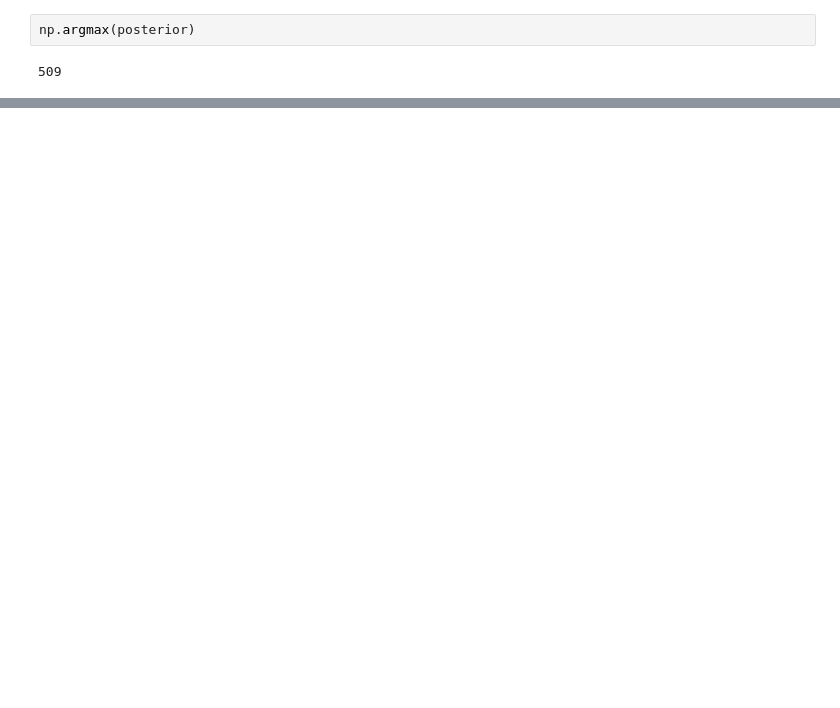
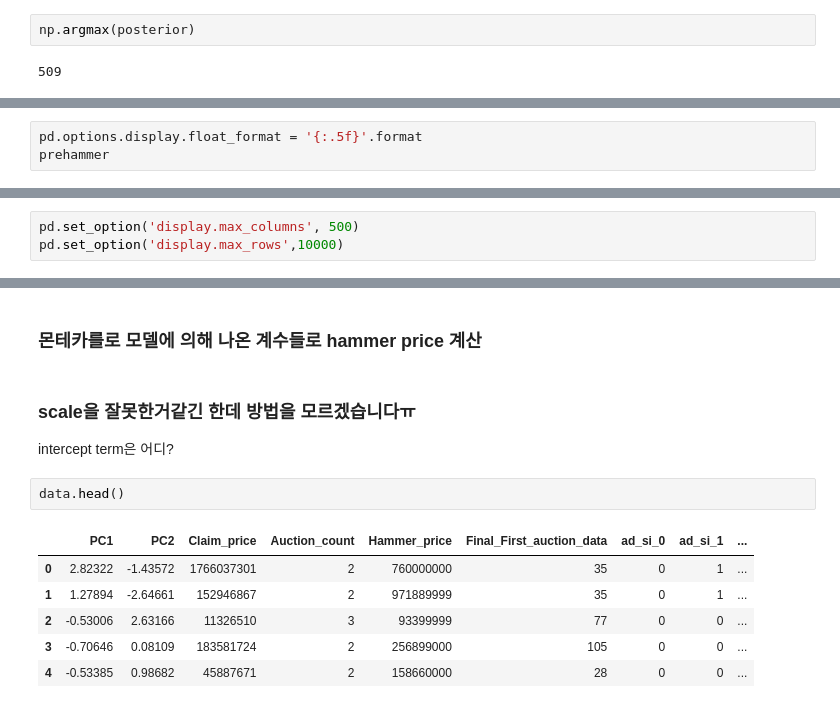
Before and after one commit to whdbfla6/ESC-21SPRING-FINAL, a Jupyter notebook: Modeling/pre_modeling.ipynb, the cells around one changed output, grey strips where cells are left out. Cells and saved outputs as stored; diff of their text form; blank space fills up the shorter version.

```diff
--- a/Modeling/pre_modeling.ipynb
+++ b/Modeling/pre_modeling.ipynb
@@ -121,0 +250,3 @@ Name: 509, dtype: object
+# %%
+pd.options.display.float_format = '{:.5f}'.format
+prehammer
@@ -121,0 +288,3 @@ Name: 509, dtype: object
+# %%
+pd.set_option('display.max_columns', 500)
+pd.set_option('display.max_rows',10000)
@@ -121,0 +301,14 @@ Name: 509, dtype: object
+# %% [markdown]
+### 몬테카를로 모델에 의해 나온 계수들로 hammer price 계산
+# %% [markdown]
+### scale을 잘못한거같긴 한데 방법을 모르겠습니다ㅠ
+intercept term은 어디?
+# %%
+data.head()
+# %% [output]
+|  | PC1 | PC2 | Claim_price | Auction_count | Hammer_price | Final_First_auction_data | ad_si_0 | ad_si_1 | ... |
+| 0 | 2.82322 | -1.43572 | 1766037301 | 2 | 760000000 | 35 | 0 | 1 | ... |
+| 1 | 1.27894 | -2.64661 | 152946867 | 2 | 971889999 | 35 | 0 | 1 | ... |
+| 2 | -0.53006 | 2.63166 | 11326510 | 3 | 93399999 | 77 | 0 | 0 | ... |
+| 3 | -0.70646 | 0.08109 | 183581724 | 2 | 256899000 | 105 | 0 | 0 | ... |
+| 4 | -0.53385 | 0.98682 | 45887671 | 2 | 158660000 | 28 | 0 | 0 | ... |
```
Also changed, not shown: parts of 33 cells of this notebook, 1 other file.
